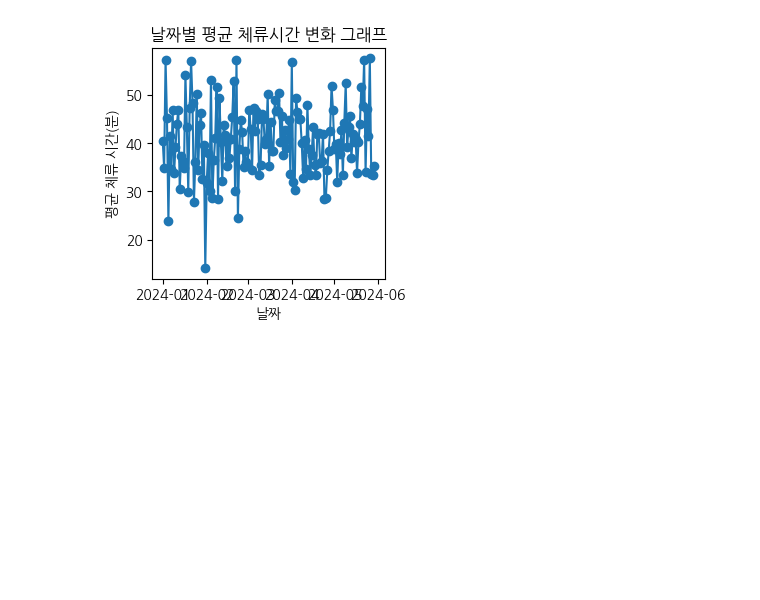
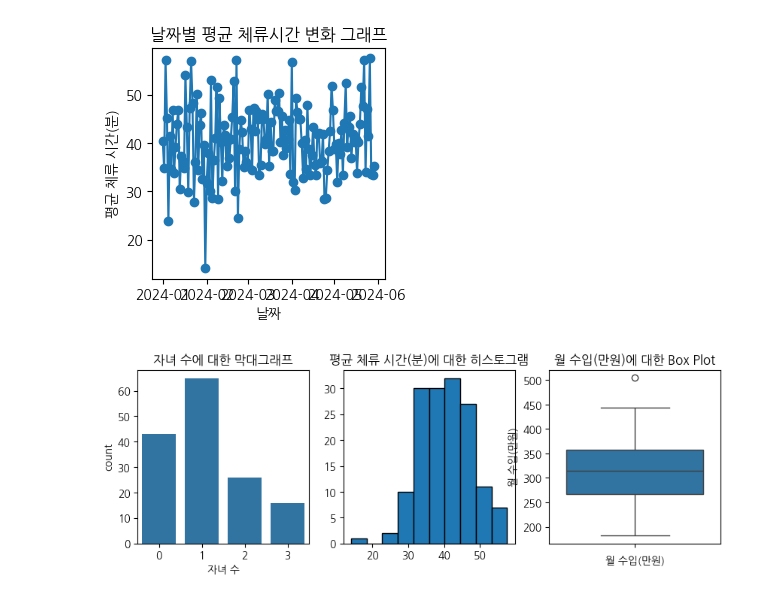
Before and after one commit to walker0625/python-visualization, a Jupyter notebook: visualization.ipynb, the cells around one changed output. Drawn from its saved outputs; the diff is of its cells as text; code cells hidden in the pictures; blank space fills up the shorter version.

```diff
--- a/visualization.ipynb
+++ b/visualization.ipynb
@@ -138,3 +138,19 @@ ax.set_ylabel('평균 체류 시간(분)')
 plt.show()
 # %% [output]
 [figure]
+# %%
+fig, ax = plt.subplots(1, 3, figsize=(10,3))
+# 첫번째 그래프: 자녀 수에 대한 막대 그래프
+sns.countplot(data=data, x="자녀 수", ax=ax[0])
+ax[0].set_title("자녀 수에 대한 막대그래프")
+# 두번째 그래프: 평균 체류 시간(분)에 대한 히스토그램
+ax[1].hist(data["평균 체류 시간(분)"], edgecolor="black")
+ax[1].set_title("평균 체류 시간(분)에 대한 히스토그램")
+# 세번째 그래프: 월 수입(만원)에 대한 상자그림
+# ax[2].boxplot(x=data["월 수입(만원)"], vert=False)
+sns.boxplot(y=data["월 수입(만원)"], ax=ax[2])
+ax[2].set_title("월 수입(만원)에 대한 Box Plot")
+ax[2].set_xlabel("월 수입(만원)")
+plt.show()
+# %% [output]
+[figure, added]
```
